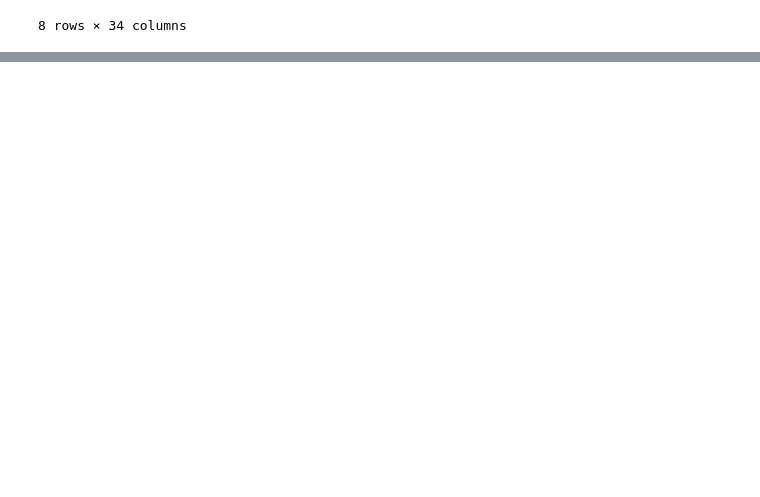
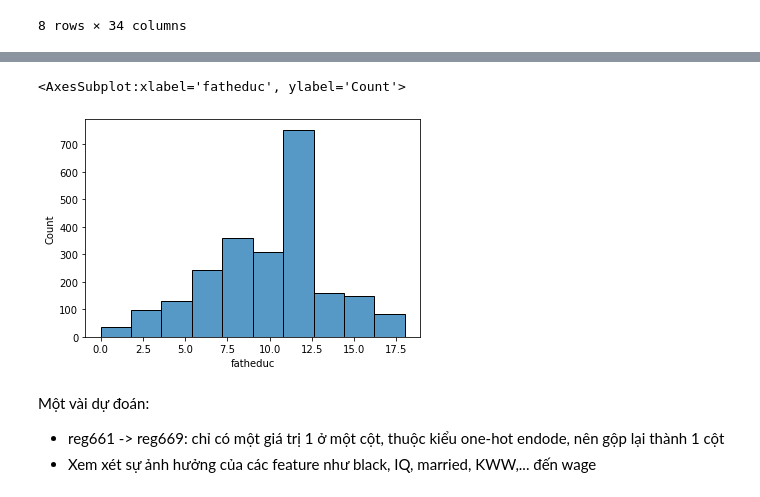
Before and after one commit to AIGangz/MAI391_Project, a Jupyter notebook: analyze-data.ipynb, the cells around one changed output, grey strips where cells are left out. Saved outputs shown, nothing was run; the diff lists cells and outputs as text; code cells hidden in the pictures; blank space fills up the shorter version.

```diff
--- a/analyze-data.ipynb
+++ b/analyze-data.ipynb
@@ -174,0 +56,9 @@ sns.scatterplot(df_IQ['IQ'], df['wage'], )
+# %%
+sns.histplot(data=df, x='fatheduc', bins=10)
+# %% [output]
+<AxesSubplot:xlabel='fatheduc', ylabel='Count'>
+[figure, added]
+# %% [markdown]
+Một vài dự đoán:
+- reg661 -> reg669: chỉ có một giá trị 1 ở một cột, thuộc kiểu one-hot endode, nên gộp lại thành 1 cột
+- Xem xét sự ảnh hưởng của các feature như black, IQ, married, KWW,... đến wage
```
Also changed, not shown: parts of 28 cells of this notebook, 1 other file.
